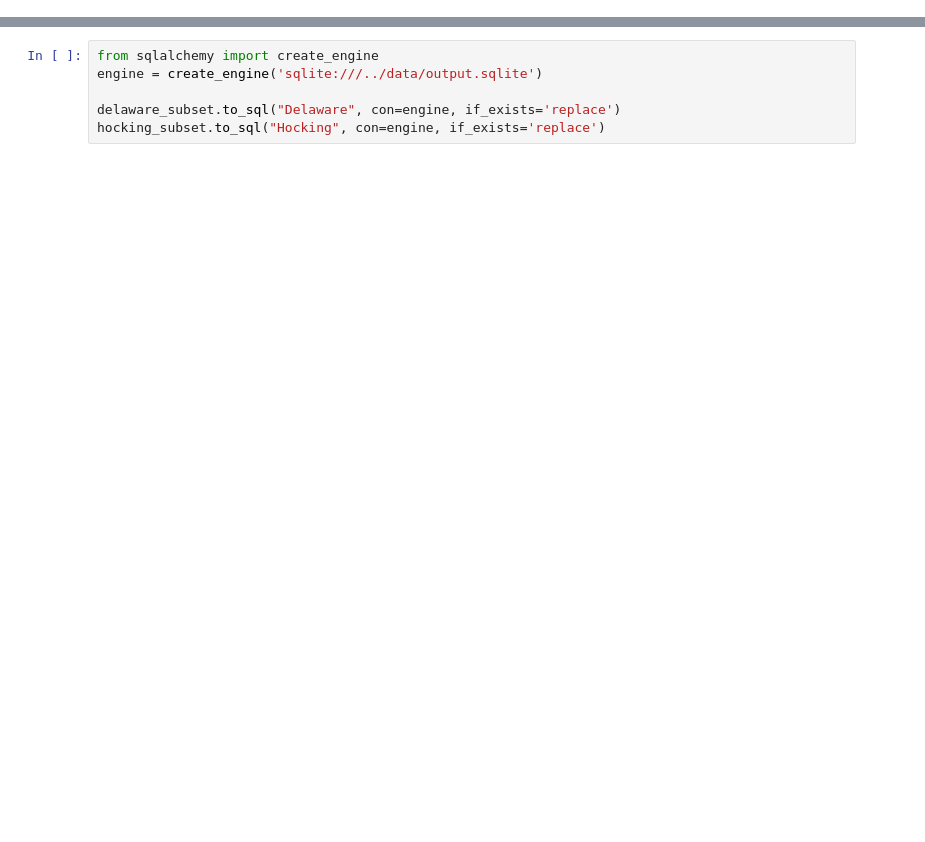
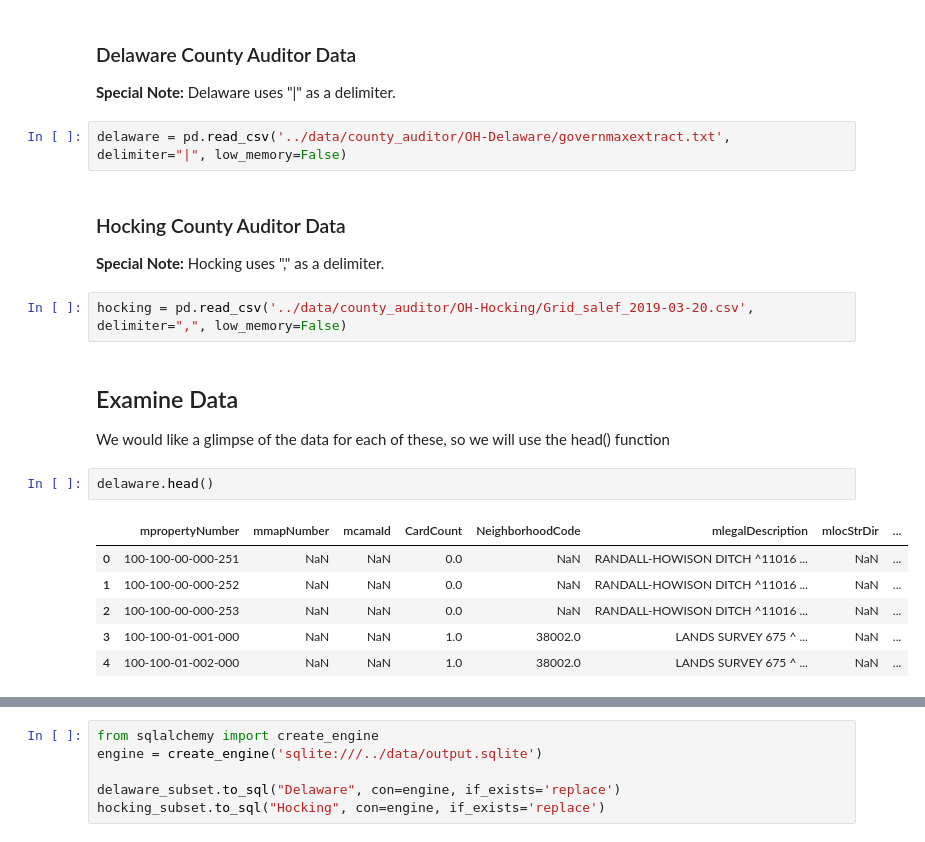
Before and after one commit to bloom4cats/Data-Analytics-2019-Group-4-v2, a Jupyter notebook: notebooks/GP01-Clean-Merge-Delaware-Hocking.ipynb, the cells around one changed output, grey strips where cells are left out. Saved outputs shown, nothing was run; the diff lists cells and outputs as text; blank space fills up the shorter version.

```diff
--- a/notebooks/GP01-Clean-Merge-Delaware-Hocking.ipynb
+++ b/notebooks/GP01-Clean-Merge-Delaware-Hocking.ipynb
@@ -14,0 +68,25 @@ Remember that this data can and should be used by your group during your Capston
+# %% [markdown]
+<a name="Delaware-County-Audit-Data"></a>
+### Delaware County Auditor Data
+<strong>Special Note:</strong> Delaware uses "|" as a delimiter.
+# %%
+delaware = pd.read_csv('../data/county_auditor/OH-Delaware/governmaxextract.txt', delimiter="|", low_memory=False)
+# %% [markdown]
+<a name="Hocking-County-Audit-Data"></a>
+### Hocking County Auditor Data
+<strong>Special Note:</strong> Hocking uses "," as a delimiter.
+# %%
+hocking = pd.read_csv('../data/county_auditor/OH-Hocking/Grid_salef_2019-03-20.csv', delimiter=",", low_memory=False)
+# %% [markdown]
+<a name="Examine-data"></a>
+## Examine Data
+We would like a glimpse of the data for each of these, so we will use the head() function
+# %%
+delaware.head()
+# %% [output]
+|  | mpropertyNumber | mmapNumber | mcamaId | CardCount | NeighborhoodCode | mlegalDescription | mlocStrDir | ... |
+| 0 | 100-100-00-000-251 | NaN | NaN | 0.0 | NaN | RANDALL-HOWISON DITCH ^11016 ... | NaN | ... |
+| 1 | 100-100-00-000-252 | NaN | NaN | 0.0 | NaN | RANDALL-HOWISON DITCH ^11016 ... | NaN | ... |
+| 2 | 100-100-00-000-253 | NaN | NaN | 0.0 | NaN | RANDALL-HOWISON DITCH ^11016 ... | NaN | ... |
+| 3 | 100-100-01-001-000 | NaN | NaN | 1.0 | 38002.0 | LANDS SURVEY 675 ^ ... | NaN | ... |
+| 4 | 100-100-01-002-000 | NaN | NaN | 1.0 | 38002.0 | LANDS SURVEY 675 ^ ... | NaN | ... |
```
Also changed, not shown: parts of 25 cells of this notebook, 1 other file.
